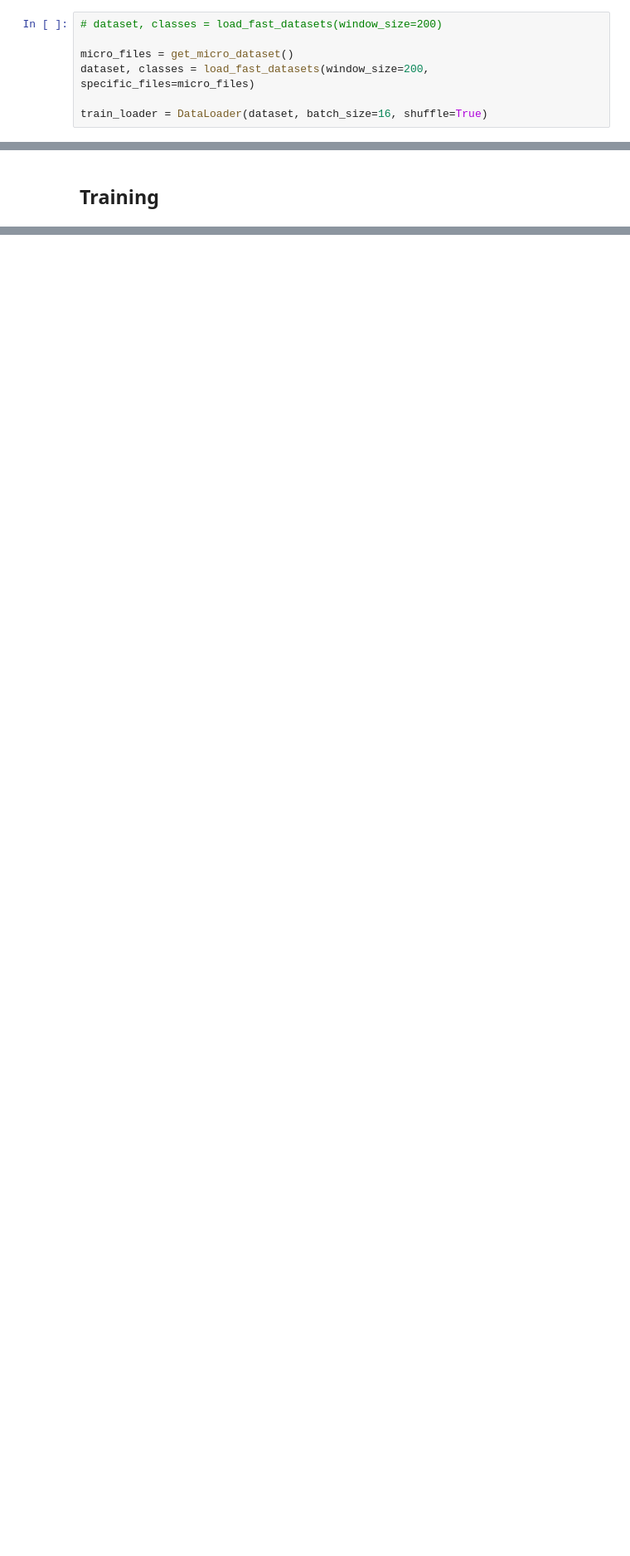
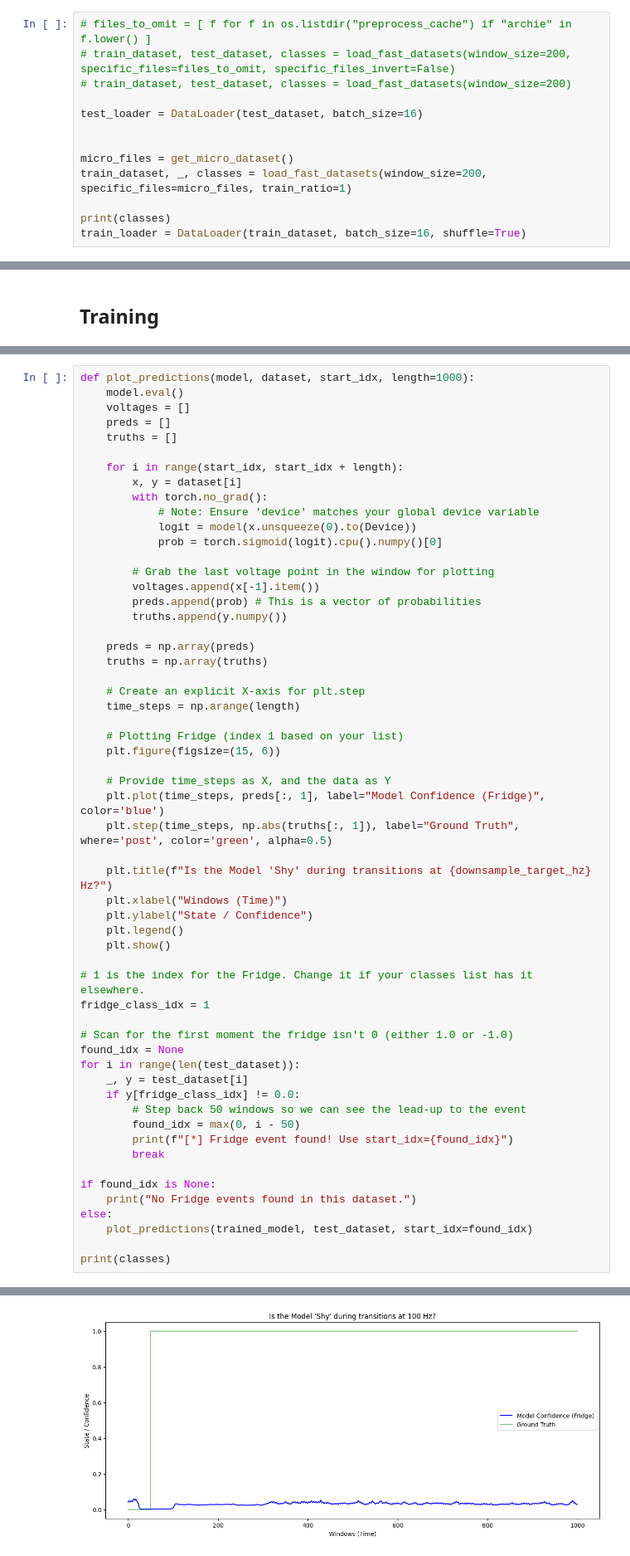
Before and after one commit to koyae/disag-with-light, a Jupyter notebook: train_and_compare.ipynb, the cells around one changed output, grey strips where cells are left out. Shown at 83% size. Saved outputs shown, nothing was run; the diff lists cells and outputs as text; blank space fills up the shorter version.

```diff
--- a/train_and_compare.ipynb
+++ b/train_and_compare.ipynb
@@ -371,9 +437,15 @@ Loading round-trip data from preprocess_cache\20260501_031802_led_4-device_chick
 # %%
-# dataset, classes = load_fast_datasets(window_size=200)
+# files_to_omit = [ f for f in os.listdir("preprocess_cache") if "archie" in f.lower() ]
+# train_dataset, test_dataset, classes = load_fast_datasets(window_size=200, specific_files=files_to_omit, specific_files_invert=False)
+# train_dataset, test_dataset, classes = load_fast_datasets(window_size=200)
+
+test_loader = DataLoader(test_dataset, batch_size=16)
+
 
 micro_files = get_micro_dataset()
-dataset, classes = load_fast_datasets(window_size=200, specific_files=micro_files)
+train_dataset, _, classes = load_fast_datasets(window_size=200, specific_files=micro_files, train_ratio=1)
 
-train_loader = DataLoader(dataset, batch_size=16, shuffle=True)
+print(classes)
+train_loader = DataLoader(train_dataset, batch_size=16, shuffle=True)
 # %% [output]
 [*] Scanning cache for device coverage...
@@ -471,0 +903,58 @@ Epoch [3/3] | Batch [5200/5208] | Loss: 0.0520
+# %%
+def plot_predictions(model, dataset, start_idx, length=1000):
+    model.eval()
+    voltages = []
+    preds = []
+    truths = []
+
+    for i in range(start_idx, start_idx + length):
+        x, y = dataset[i]
+        with torch.no_grad():
+            # Note: Ensure 'device' matches your global device variable
+            logit = model(x.unsqueeze(0).to(Device))
+            prob = torch.sigmoid(logit).cpu().numpy()[0]
+
+        # Grab the last voltage point in the window for plotting
+        voltages.append(x[-1].item())
+        preds.append(prob) # This is a vector of probabilities
+        truths.append(y.numpy())
+
+    preds = np.array(preds)
+    truths = np.array(truths)
+
+    # Create an explicit X-axis for plt.step
+    time_steps = np.arange(length)
+
+    # Plotting Fridge (index 1 based on your list)
+    plt.figure(figsize=(15, 6))
+
+    # Provide time_steps as X, and the data as Y
+    plt.plot(time_steps, preds[:, 1], label="Model Confidence (Fridge)", color='blue')
+    plt.step(time_steps, np.abs(truths[:, 1]), label="Ground Truth", where='post', color='green', alpha=0.5)
+
+    plt.title(f"Is the Model 'Shy' during transitions at {downsample_target_hz} Hz?")
+    plt.xlabel("Windows (Time)")
+    plt.ylabel("State / Confidence")
+    plt.legend()
+    plt.show()
+
+# 1 is the index for the Fridge. Change it if your classes list has it elsewhere.
+fridge_class_idx = 1
+
+# Scan for the first moment the fridge isn't 0 (either 1.0 or -1.0)
+found_idx = None
+for i in range(len(test_dataset)):
+    _, y = test_dataset[i]
+    if y[fridge_class_idx] != 0.0:
+        # Step back 50 windows so we can see the lead-up to the event
+        found_idx = max(0, i - 50)
+        print(f"[*] Fridge event found! Use start_idx={found_idx}")
+        break
+
+if found_idx is None:
+    print("No Fridge events found in this dataset.")
+else:
+    plot_predictions(trained_model, test_dataset, start_idx=found_idx)
+
+print(classes)
+# %% [output]
@@ -471,0 +962 @@ Epoch [3/3] | Batch [5200/5208] | Loss: 0.0520
+[figure, added]
```
Also changed, not shown: parts of 28 cells of this notebook, 1 other file.
